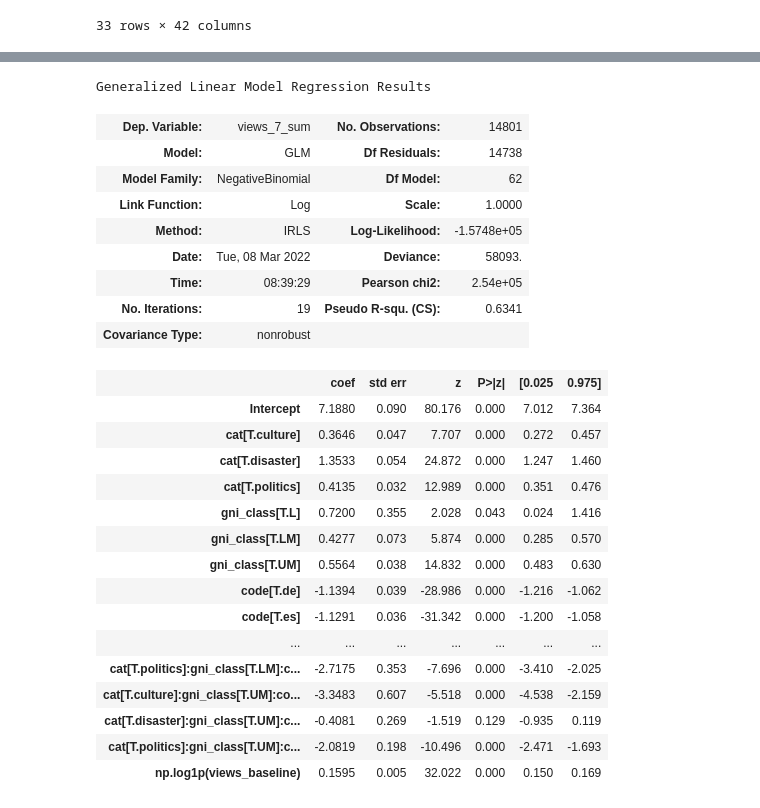
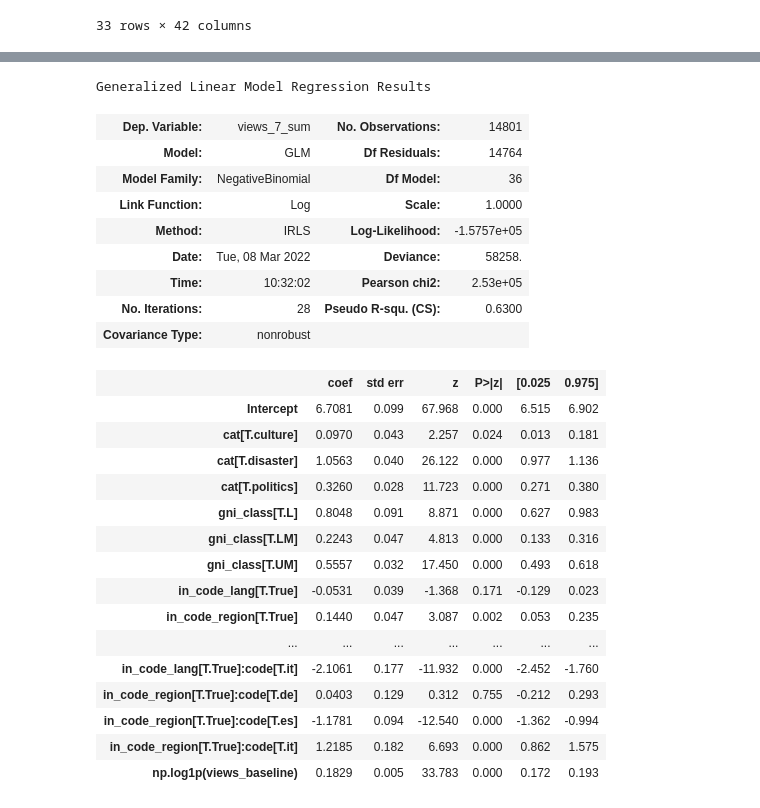
Before and after one commit to ruptho/wiki-event-bias, a Jupyter notebook: poisson_investigation.ipynb, the cells around one changed output, grey strips where cells are left out. Cells and saved outputs as stored; diff of their text form; code cells hidden in the pictures.

Commit message:
investigation for better models

```diff
--- a/poisson_investigation.ipynb
+++ b/poisson_investigation.ipynb
@@ -834,35 +887,32 @@ df_filtered.groupby(['code', 'views_baseline_cat']).count()
 # %%
-from steinkasserer.regression import fit_negative_binomial_regression_and_rename_coeffs
+results_nb_class = fit_negative_binomial_regression_and_rename_coeffs(df_filtered,
+                                                                formula="views_7_sum ~ (C(cat, Treatment(reference='sports')) + C(gni_class, Treatment(reference='H')) + in_code_lang + in_code_region) * C(code, Treatment(reference='en')) + np.log1p(views_baseline)")
 
-results_nb = fit_negative_binomial_regression_and_rename_coeffs(df_filtered,
-                                                                formula="views_7_sum ~ C(cat, Treatment(reference='sports')) * C(gni_class, Treatment(reference='H')) * C(code, Treatment(reference='en')) + np.log1p(views_baseline) + in_code_lang")
-results_nb_base = fit_negative_binomial_regression_and_rename_coeffs(df_filtered,
-                                                                     formula="views_7_sum ~ C(cat, Treatment(reference='sports')) * C(code, Treatment(reference='en'))")
-results_nb.summary()
+results_nb_class.summary()
 # %% [output]
 Generalized Linear Model Regression Results
 | Dep. Variable: | views_7_sum | No. Observations: | 14801 |
-| Model: | GLM | Df Residuals: | 14738 |
-| Model Family: | NegativeBinomial | Df Model: | 62 |
+| Model: | GLM | Df Residuals: | 14764 |
+| Model Family: | NegativeBinomial | Df Model: | 36 |
 | Link Function: | Log | Scale: | 1.0000 |
-| Method: | IRLS | Log-Likelihood: | -1.5748e+05 |
-| Date: | Tue, 08 Mar 2022 | Deviance: | 58093. |
-| Time: | 08:39:29 | Pearson chi2: | 2.54e+05 |
-| No. Iterations: | 19 | Pseudo R-squ. (CS): | 0.6341 |
+| Method: | IRLS | Log-Likelihood: | -1.5757e+05 |
+| Date: | Tue, 08 Mar 2022 | Deviance: | 58258. |
+| Time: | 10:32:02 | Pearson chi2: | 2.53e+05 |
+| No. Iterations: | 28 | Pseudo R-squ. (CS): | 0.6300 |
 | Covariance Type: | nonrobust |  |  |
 |  | coef | std err | z | P>|z| | [0.025 | 0.975] |
-| Intercept | 7.1880 | 0.090 | 80.176 | 0.000 | 7.012 | 7.364 |
-| cat[T.culture] | 0.3646 | 0.047 | 7.707 | 0.000 | 0.272 | 0.457 |
-| cat[T.disaster] | 1.3533 | 0.054 | 24.872 | 0.000 | 1.247 | 1.460 |
-| cat[T.politics] | 0.4135 | 0.032 | 12.989 | 0.000 | 0.351 | 0.476 |
-| gni_class[T.L] | 0.7200 | 0.355 | 2.028 | 0.043 | 0.024 | 1.416 |
-| gni_class[T.LM] | 0.4277 | 0.073 | 5.874 | 0.000 | 0.285 | 0.570 |
-| gni_class[T.UM] | 0.5564 | 0.038 | 14.832 | 0.000 | 0.483 | 0.630 |
-| code[T.de] | -1.1394 | 0.039 | -28.986 | 0.000 | -1.216 | -1.062 |
-| code[T.es] | -1.1291 | 0.036 | -31.342 | 0.000 | -1.200 | -1.058 |
+| Intercept | 6.7081 | 0.099 | 67.968 | 0.000 | 6.515 | 6.902 |
+| cat[T.culture] | 0.0970 | 0.043 | 2.257 | 0.024 | 0.013 | 0.181 |
+| cat[T.disaster] | 1.0563 | 0.040 | 26.122 | 0.000 | 0.977 | 1.136 |
+| cat[T.politics] | 0.3260 | 0.028 | 11.723 | 0.000 | 0.271 | 0.380 |
+| gni_class[T.L] | 0.8048 | 0.091 | 8.871 | 0.000 | 0.627 | 0.983 |
+| gni_class[T.LM] | 0.2243 | 0.047 | 4.813 | 0.000 | 0.133 | 0.316 |
+| gni_class[T.UM] | 0.5557 | 0.032 | 17.450 | 0.000 | 0.493 | 0.618 |
+| in_code_lang[T.True] | -0.0531 | 0.039 | -1.368 | 0.171 | -0.129 | 0.023 |
+| in_code_region[T.True] | 0.1440 | 0.047 | 3.087 | 0.002 | 0.053 | 0.235 |
 | ... | ... | ... | ... | ... | ... | ... |
-| cat[T.politics]:gni_class[T.LM]:c... | -2.7175 | 0.353 | -7.696 | 0.000 | -3.410 | -2.025 |
-| cat[T.culture]:gni_class[T.UM]:co... | -3.3483 | 0.607 | -5.518 | 0.000 | -4.538 | -2.159 |
-| cat[T.disaster]:gni_class[T.UM]:c... | -0.4081 | 0.269 | -1.519 | 0.129 | -0.935 | 0.119 |
-| cat[T.politics]:gni_class[T.UM]:c... | -2.0819 | 0.198 | -10.496 | 0.000 | -2.471 | -1.693 |
-| np.log1p(views_baseline) | 0.1595 | 0.005 | 32.022 | 0.000 | 0.150 | 0.169 |
+| in_code_lang[T.True]:code[T.it] | -2.1061 | 0.177 | -11.932 | 0.000 | -2.452 | -1.760 |
+| in_code_region[T.True]:code[T.de] | 0.0403 | 0.129 | 0.312 | 0.755 | -0.212 | 0.293 |
+| in_code_region[T.True]:code[T.es] | -1.1781 | 0.094 | -12.540 | 0.000 | -1.362 | -0.994 |
+| in_code_region[T.True]:code[T.it] | 1.2185 | 0.182 | 6.693 | 0.000 | 0.862 | 1.575 |
+| np.log1p(views_baseline) | 0.1829 | 0.005 | 33.783 | 0.000 | 0.172 | 0.193 |
```
Also changed, not shown: parts of 8 cells of this notebook, 6 other files.
